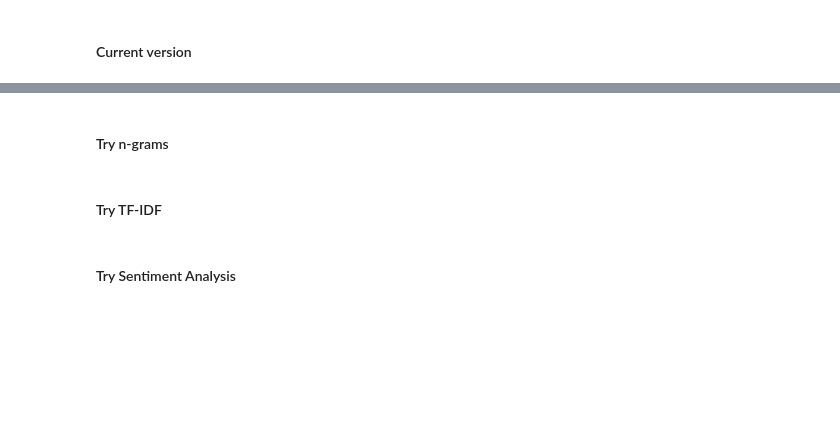
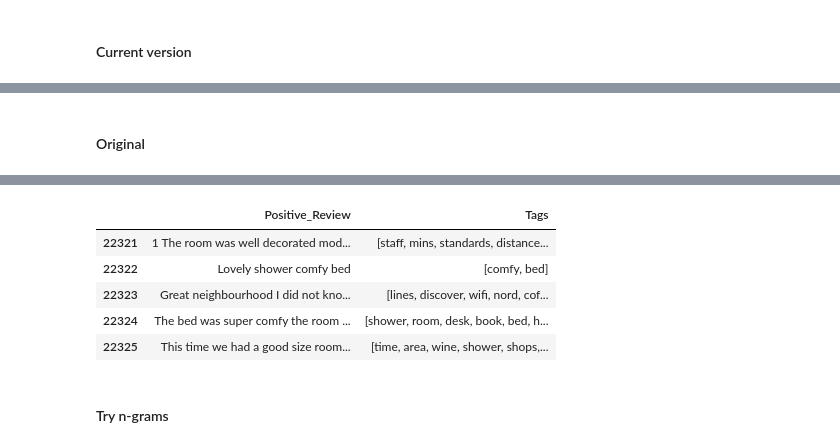
Before and after one commit to EricBaiBusiness/Luxurious-Hotel-Review, a Jupyter notebook: Final Deliverable/Recommendation System 2.0.ipynb, the cells around one changed output, grey strips where cells are left out. Cells and saved outputs as stored; diff of their text form; code cells hidden in the pictures; blank space fills up the shorter version.

```diff
--- a/Final Deliverable/Recommendation System 2.0.ipynb
+++ b/Final Deliverable/Recommendation System 2.0.ipynb
@@ -335,0 +315,16 @@ sorted_tfidf
+# %%
+pd.set_option('display.max_colwidth', None)
+# %% [markdown]
+#### Original
+# %%
+import nltk
+from nltk import pos_tag
+nltk.download('averaged_perceptron_tagger')
+
+original = hotel_review.copy()
+original['Tags'] = original['stopwords_drop'].apply(lambda x: [word for word, pos in pos_tag(x) if pos.startswith('NN')])
+original['Tags'] = original['Tags'].apply(lambda x: list(set(x)))
+
+col_list = ['Positive_Review', 'Tags']
+original[col_list].head()
+# %% [output]
@@ -336,6 +335,8 @@ sorted_tfidf
+|  | Positive_Review | Tags |
+| 22321 | 1 The room was well decorated mod... | [staff, mins, standards, distance... |
+| 22322 | Lovely shower comfy bed | [comfy, bed] |
+| 22323 | Great neighbourhood I did not kno... | [lines, discover, wifi, nord, cof... |
+| 22324 | The bed was super comfy the room ... | [shower, room, desk, book, bed, h... |
+| 22325 | This time we had a good size room... | [time, area, wine, shower, shops,... |
 # %% [markdown]
 #### Try n-grams
-# %% [markdown]
-#### Try TF-IDF
-# %% [markdown]
-#### Try Sentiment Analysis
```
Also changed, not shown: parts of 12 cells of this notebook.
